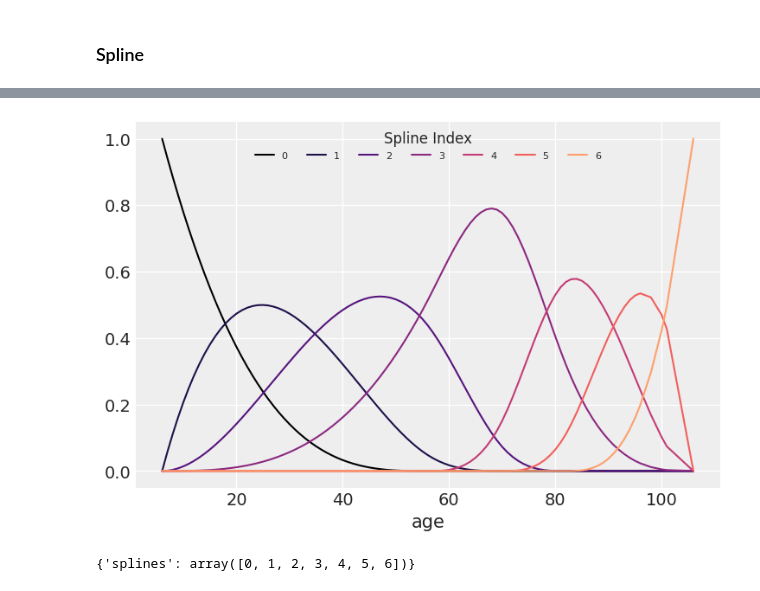
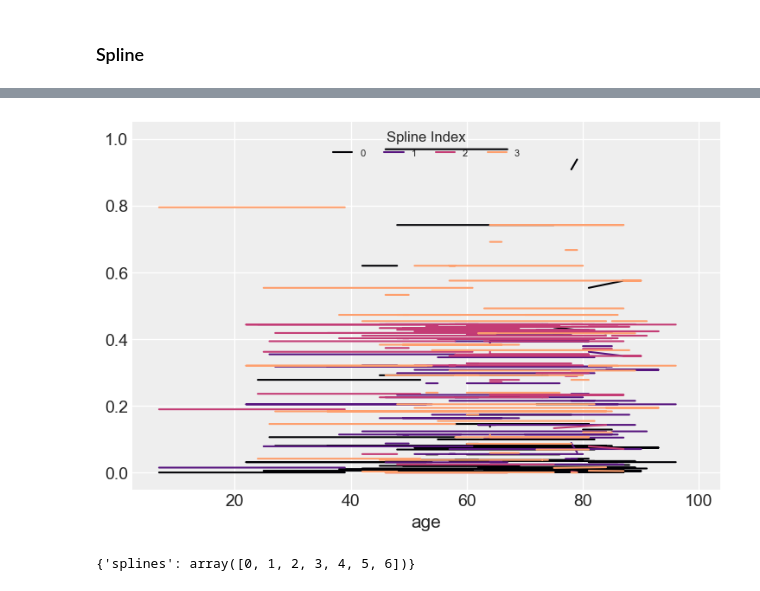
Before and after one commit to Sorkanius/articles, a Jupyter notebook: survey_disability/survey_disability.ipynb, the cells around one changed output, grey strips where cells are left out. Drawn from its saved outputs; the diff is of its cells as text; code cells hidden in the pictures.

```diff
--- a/survey_disability/survey_disability.ipynb
+++ b/survey_disability/survey_disability.ipynb
@@ -206,0 +201,2 @@ array([  6,  56,  70,  82, 106])
+# %%
+data.sort_values(by='age', inplace=True)
@@ -207 +207,4 @@ array([  6,  56,  70,  82, 106])
+# %%
+num_knots = 6
+knot_list = np.linspace(0, 110, num_knots+2)[1:-1]
 # %%
@@ -214,5 +217,5 @@ plt.show()
 # %%
 B = dmatrix(
     'bs(age, knots=knots, degree=3, include_intercept=True) - 1',
-    {'age': data.age.sort_values().unique(), 'knots': knot_list[1:-1]},
+    {'age': data.age.values, 'knots': knot_list[-1:1]},
 )
@@ -230,20 +249,20 @@ array([  6,   7,   8,   9,  10,  11,  12,  13,  14,  15,  16,  17,  18,
 # %%
 spline_df = (
     pd.DataFrame(B)
-    .assign(age=data.age.sort_values().unique())
+    .assign(age=data.age)
     .melt("age", var_name="spline_i", value_name="value")
 )
 
 color = plt.cm.magma(np.linspace(0, 0.8, spline_df.spline_i.nunique()))
 
 fig = plt.figure()
 for i, c in enumerate(color):
     subset = spline_df.query(f"spline_i == {i}")
     subset.plot("age", "value", c=c, ax=plt.gca(), label=i)
 plt.legend(title="Spline Index", loc="upper center", fontsize=8, ncol=7)
 plt.show()
 # %% [output]
-[figure, old version]
+[figure, new version]
 # %%
 COORDS
 # %% [output]
```
Also changed, not shown: parts of 30 cells of this notebook, 1 other file.
